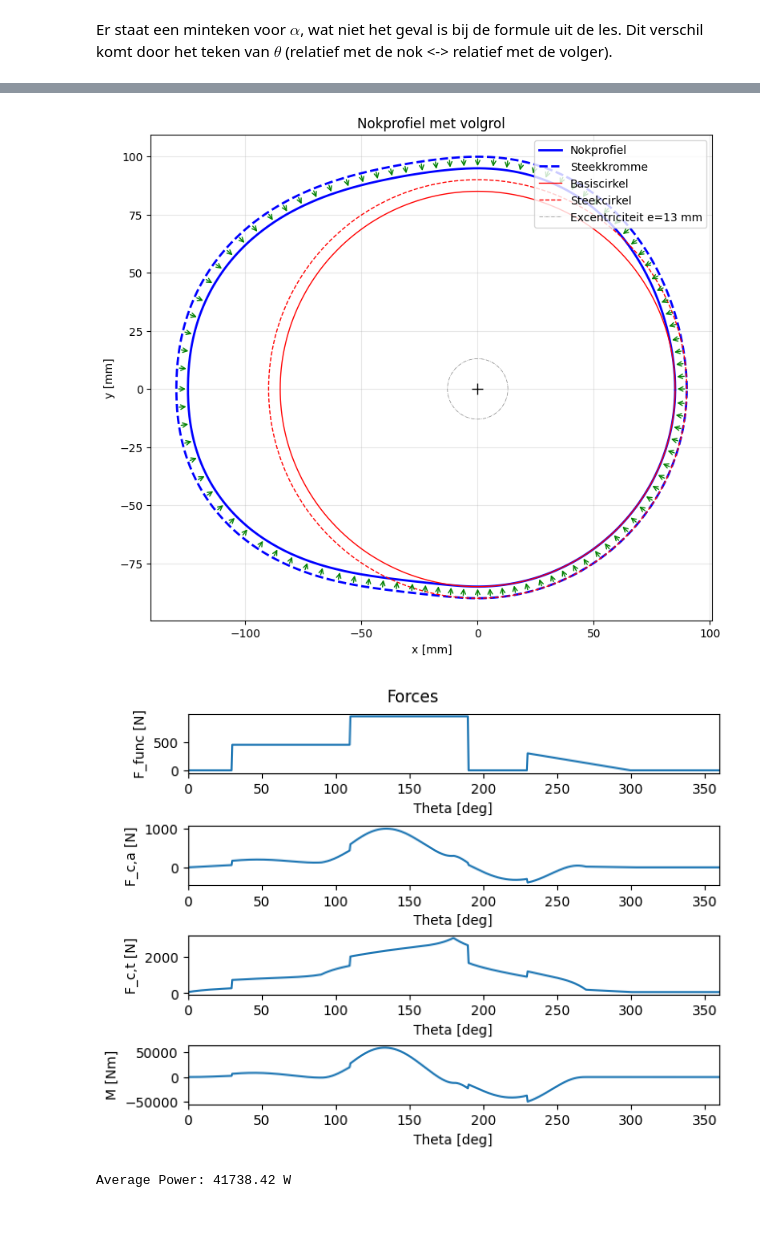
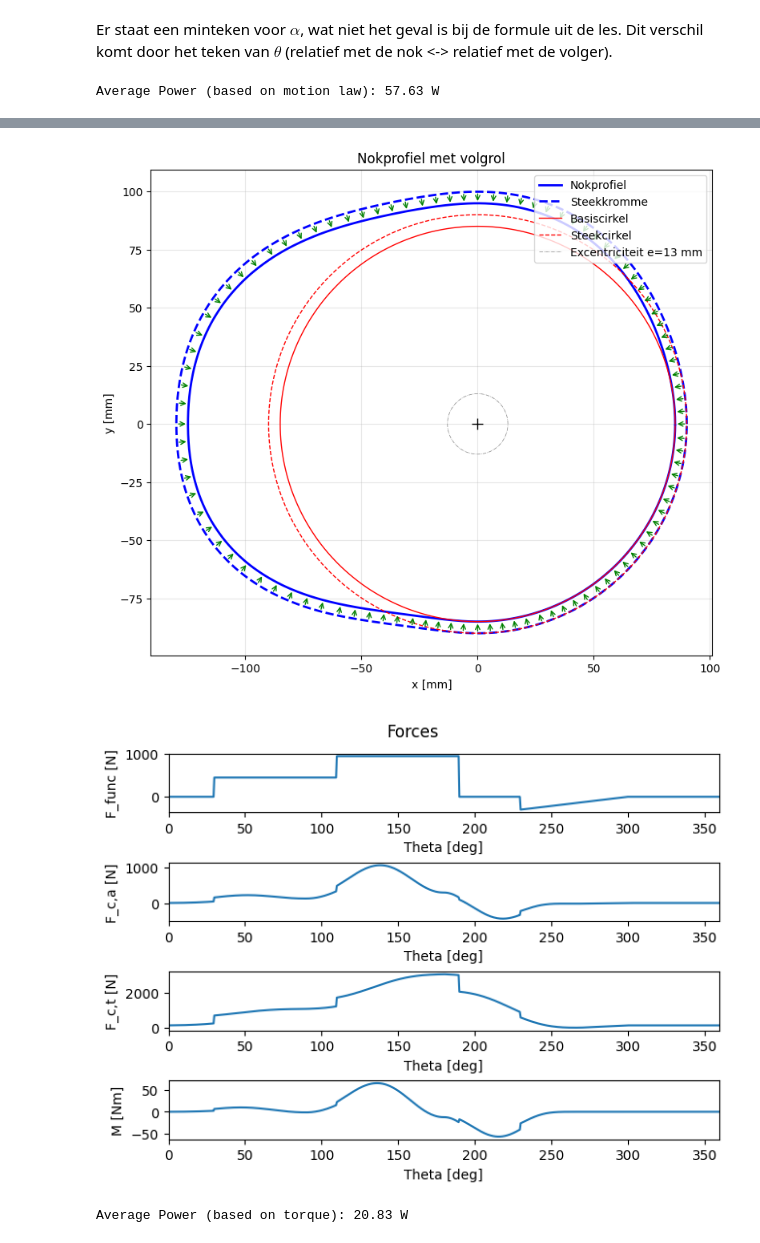
Before and after one commit to NelsonVerdurme/Beweging, a Jupyter notebook: Nokken/nokken.ipynb, the cells around one changed output, grey strips where cells are left out. Saved outputs shown, nothing was run; the diff lists cells and outputs as text; code cells hidden in the pictures.

```diff
--- a/Nokken/nokken.ipynb
+++ b/Nokken/nokken.ipynb
@@ -67,7 +67,7 @@ def undercutting(R0, lift, vel_ang, acc_ang, R_r):
     rho = (R_tot**2 + vel_ang**2)**(3/2) / (R_tot**2 + 2 * vel_ang**2 - R_tot * acc_ang)
     return np.min(rho) < R_r
 
-def generateCamProfile(R0, ex, R_r, F_func, F_v0, k_v, c, m, gamma, motionLaw, g=9.81):
+def generateCamProfile(R0, ex, R_r, F_func, k_v, c, m, gamma, motionLaw, g=9.81):
     theta_rad = motionLaw.theta_deg * np.pi / 180
     lift = motionLaw.lift
     vel = motionLaw.vel
@@ -77,18 +77,22 @@ def generateCamProfile(R0, ex, R_r, F_func, F_v0, k_v, c, m, gamma, motionLaw, g
     height = np.sqrt(R0**2 - ex**2) + lift
     R_pitch = np.sqrt(height**2 + ex**2)
     alpha = np.arctan((vel/omega + ex) / height) # angle of attack in radians
-    # print(alpha)
-    normal = (F_func + F_v0 + k_v * lift + c * vel + m/1000 * acc + m * g * np.cos(gamma*np.pi/180)) / np.cos(alpha)
+    # print(alpha)µ
+
     assert np.max(np.abs(alpha)) < np.pi/6, 'The angle of attack should be less than 30 degrees (increase R0 or change ex)'
-    assert np.min(normal) > 0,              'The normal force should be positive for all angles (increase F_v0 or k_v)'
     assert not undercutting(R0, lift, vel/omega, acc/omega**2, R_r), 'Undercutting occurs (increase R0 or decrease R_r)'
 
     pitch_profile = np.array([R_pitch * np.cos(theta_rad), R_pitch * np.sin(theta_rad)])
     psi = theta_rad + np.arcsin(ex / R_pitch)
     cam_profile = np.array([pitch_profile[0] - R_r * np.cos(psi - alpha), pitch_profile[1] - R_r * np.sin(psi - alpha)])
 
-    forces = normal * np.array([np.sin(alpha), np.cos(alpha)])
-    torque = (R0 - R_r * np.cos(alpha)) * forces[0] - (ex - R_r * np.sin(alpha)) * forces[1]
+
+    F_y = F_func + k_v * lift + c * vel + m/1000 * acc + m * g * np.cos(gamma*np.pi/180)
+    F_v0 = max(0,-min(F_y)*1.01)
+    F_y += F_v0
+    assert np.min(F_y) > 0,              'The contact force should be positive for all angles (increase F_v0 or k_v)'
+    forces = F_y * np.array([np.tan(alpha), np.ones(np.shape(F_y))])
+    torque = ((R0 - R_r * np.cos(alpha)) * forces[0] - (ex - R_r * np.sin(alpha)) * forces[1])/1000
 
     return pitch_profile, cam_profile, forces, torque
 
@@ -225,29 +229,36 @@ gamma       = 0     # angle between lift and the gravity vector in degrees
 m           = 5     # mass of the follower in kg
 c           = 0.062 # damping coefficient in N/(mm/s)
 
-n    = 300            # initial angular velocity in rpm
-F_v0 = 10           # velocity-dependent force at zero lift in N
+n    = 100            # initial angular velocity in rpm
+k_v  = 50             # spring tension force
 R0   = 90             # base circle radius in mm
 e    = 13             # excentricity in mm
 R_r  = 5             # roller radius in mm
 
+omega = n*2*np.pi/60
+
 motionlaw = MotionLaw(n=n)
-motionlaw.addMotionSegment(startangle=0,   endangle=90,  startlift=0,  endlift=10, motionlaw=MotionLaw.POLY5)
-motionlaw.addMotionSegment(startangle=90,  endangle=180, startlift=10, endlift=40, motionlaw=MotionLaw.POLY5)
-motionlaw.addMotionSegment(startangle=180, endangle=270, startlift=40, endlift=0,  motionlaw=MotionLaw.POLY5)
+motionlaw.addMotionSegment(startangle=0,   endangle=90,  startlift=0,  endlift=10, motionlaw=MotionLaw.CYCLOID)
+motionlaw.addMotionSegment(startangle=90,  endangle=180, startlift=10, endlift=40, motionlaw=MotionLaw.CYCLOID)
+motionlaw.addMotionSegment(startangle=180, endangle=270, startlift=40, endlift=0,  motionlaw=MotionLaw.CYCLOID)
 motionlaw.plot()
 
 F_func = np.zeros_like(motionlaw.theta_deg)          # function of angle-dependent forces in N
 interval1 = (int(30/motionlaw.dtheta), int(110/motionlaw.dtheta))
 interval2 = (int(110/motionlaw.dtheta), int(190/motionlaw.dtheta))
 interval3 = (int(230/motionlaw.dtheta), int(300/motionlaw.dtheta))
-applySegments(F_func, [(interval1, 450), (interval2, 950), (interval3, (300, 0))])
+applySegments(F_func, [(interval1, 450), (interval2, 950), (interval3, (-300, 0))])
 
-pitch_profile, cam_profile, F_contact, M_motor = generateCamProfile(R0=R0, ex=e, R_r=R_r, F_func=F_func, F_v0=F_v0, k_v=50, c=c, m=m, gamma=gamma, motionLaw=motionlaw)
+P_av = np.sum(motionlaw.vel/1000 * F_func)*motionlaw.dtheta/360
+print("Average Power (based on motion law): %.2f W" % P_av)
+
+
+pitch_profile, cam_profile, F_contact, M_motor = generateCamProfile(R0=R0, ex=e, R_r=R_r, F_func=F_func, k_v=k_v, c=c, m=m, gamma=gamma, motionLaw=motionlaw)
 plotCamProfile(R0=R0, ex=e, R_r=R_r, motionLaw=motionlaw, pitch_profile=pitch_profile, cam_profile=cam_profile, arrows=100)
 
 
 plotForces(motionlaw.theta_deg, [F_func, F_contact[0], F_contact[1], M_motor], variable='Theta [deg]', labels=['F_func [N]', 'F_c,a [N]', 'F_c,t [N]', 'M [Nm]'])
 
-print("Average Power: %.2f W" % (np.average(M_motor) * n*2*np.pi/60))
+print("Average Power (based on torque): %.2f W" % (np.average(M_motor) * n*2*np.pi/60))
 # %% [output]
+Average Power (based on motion law): 57.63 W
@@ -255,3 +266,3 @@ print("Average Power: %.2f W" % (np.average(M_motor) * n*2*np.pi/60))
 [figure]
-[figure, old version]
+[figure, new version]
-Average Power: 41738.42 W
+Average Power (based on torque): 20.83 W
```
Also changed, not shown: parts of 1 cell of this notebook, 1 other file.
